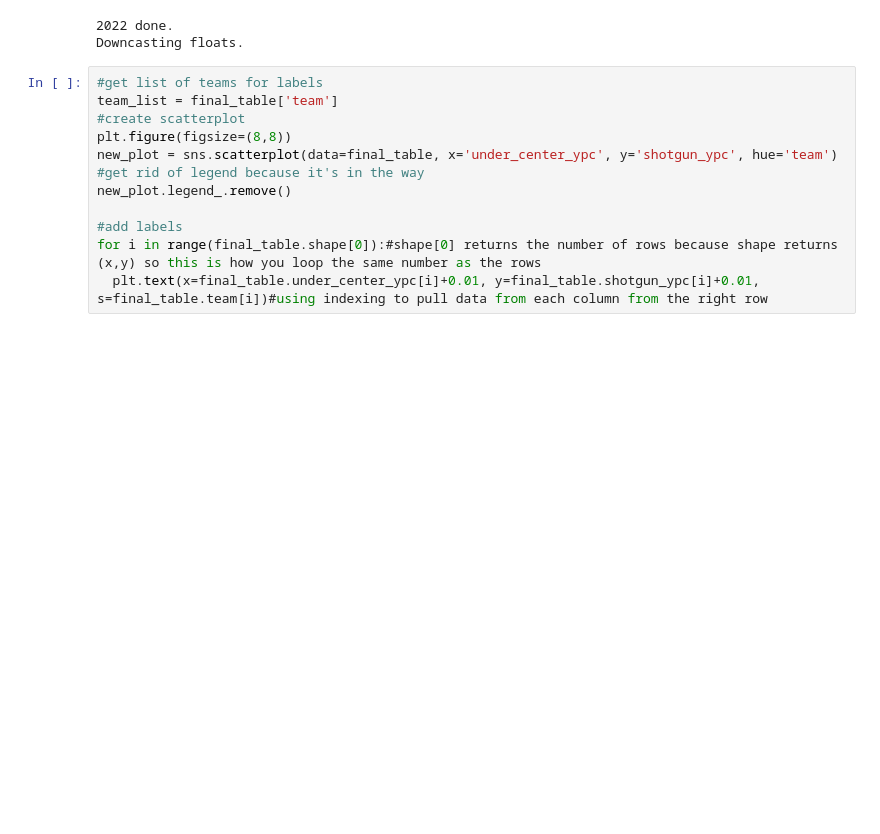
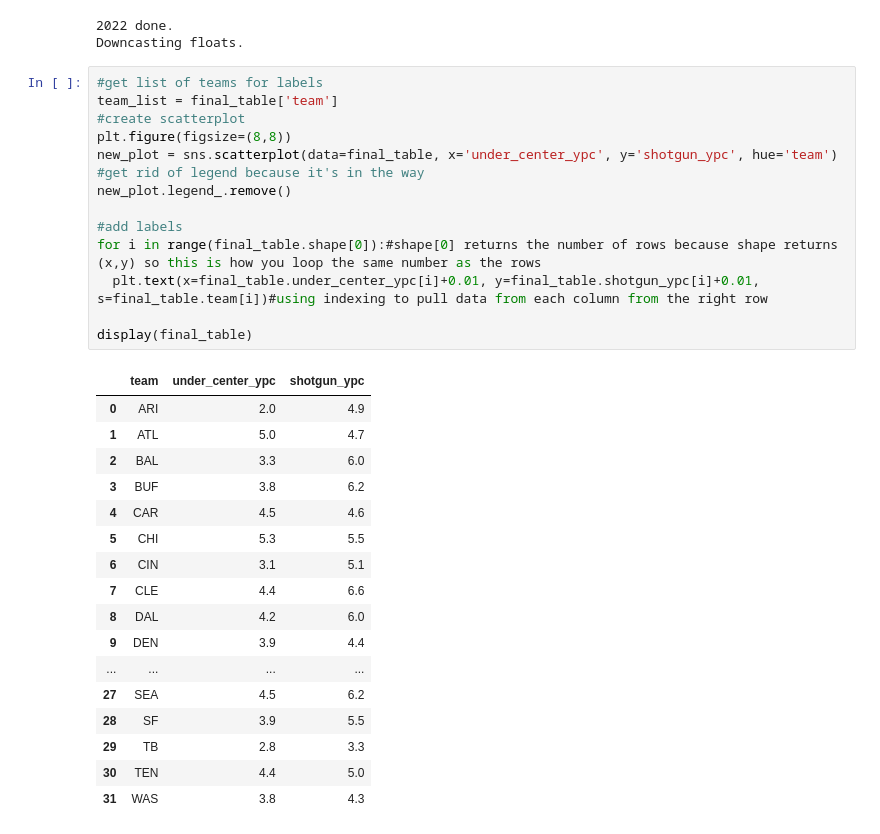
Before and after one commit to mikemcgilly/NFL, a Jupyter notebook: ShotgunVsUnderCenterYPCMatrix.ipynb, the cells around one changed output. Drawn from its saved outputs; the diff is of its cells as text; blank space fills up the shorter version.

```diff
--- a/ShotgunVsUnderCenterYPCMatrix.ipynb
+++ b/ShotgunVsUnderCenterYPCMatrix.ipynb
@@ -70,14 +70,33 @@ Downcasting floats.
 # %%
 #get list of teams for labels
 team_list = final_table['team']
 #create scatterplot
 plt.figure(figsize=(8,8))
 new_plot = sns.scatterplot(data=final_table, x='under_center_ypc', y='shotgun_ypc', hue='team')
 #get rid of legend because it's in the way
 new_plot.legend_.remove()
 
 #add labels
 for i in range(final_table.shape[0]):#shape[0] returns the number of rows because shape returns (x,y) so this is how you loop the same number as the rows
   plt.text(x=final_table.under_center_ypc[i]+0.01, y=final_table.shotgun_ypc[i]+0.01, s=final_table.team[i])#using indexing to pull data from each column from the right row
+
+display(final_table)
 # %% [output]
+|  | team | under_center_ypc | shotgun_ypc |
+| 0 | ARI | 2.0 | 4.9 |
+| 1 | ATL | 5.0 | 4.7 |
+| 2 | BAL | 3.3 | 6.0 |
+| 3 | BUF | 3.8 | 6.2 |
+| 4 | CAR | 4.5 | 4.6 |
+| 5 | CHI | 5.3 | 5.5 |
+| 6 | CIN | 3.1 | 5.1 |
+| 7 | CLE | 4.4 | 6.6 |
+| 8 | DAL | 4.2 | 6.0 |
+| 9 | DEN | 3.9 | 4.4 |
+| ... | ... | ... | ... |
+| 27 | SEA | 4.5 | 6.2 |
+| 28 | SF | 3.9 | 5.5 |
+| 29 | TB | 2.8 | 3.3 |
+| 30 | TEN | 4.4 | 5.0 |
+| 31 | WAS | 3.8 | 4.3 |
 [figure]
```
